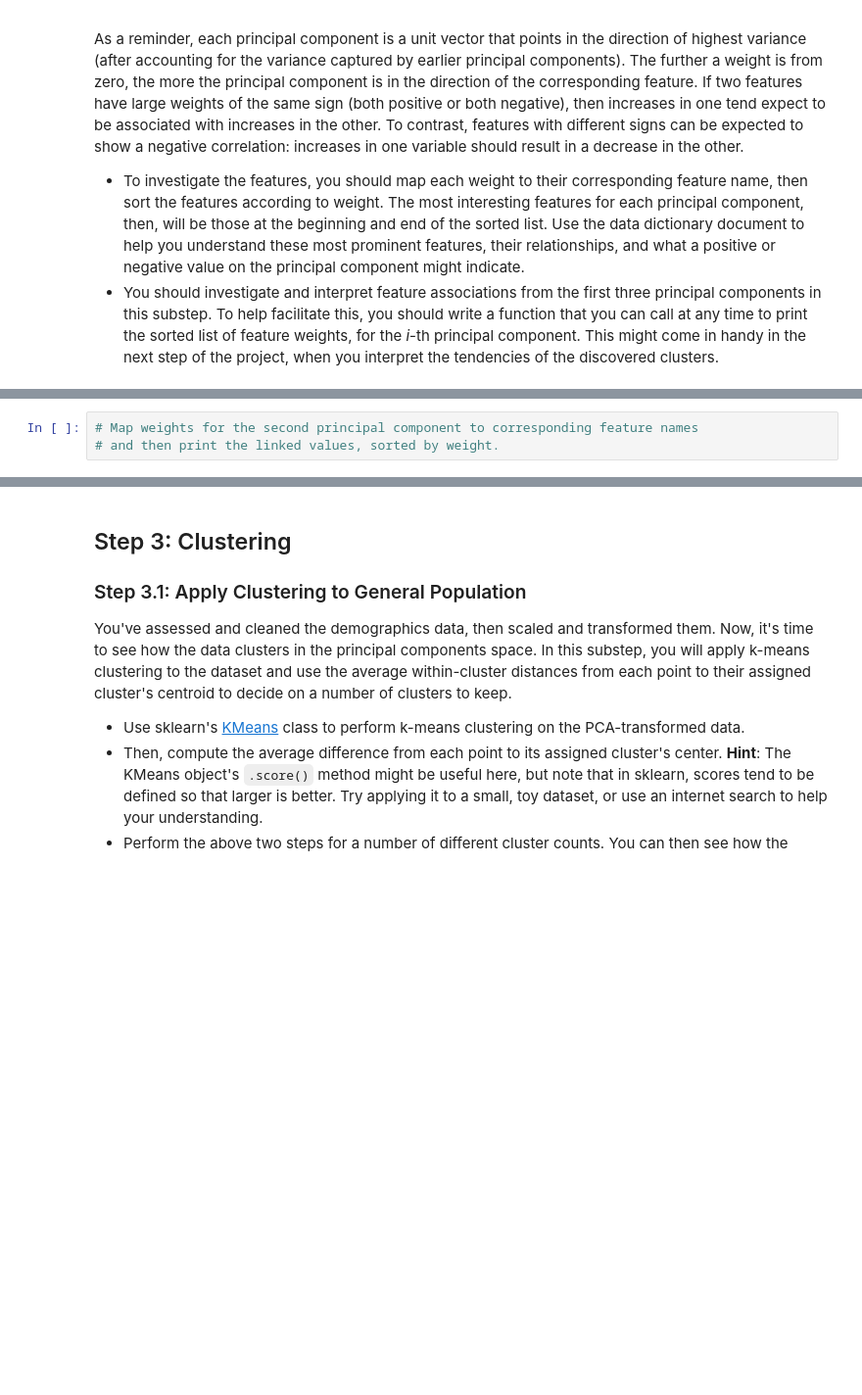
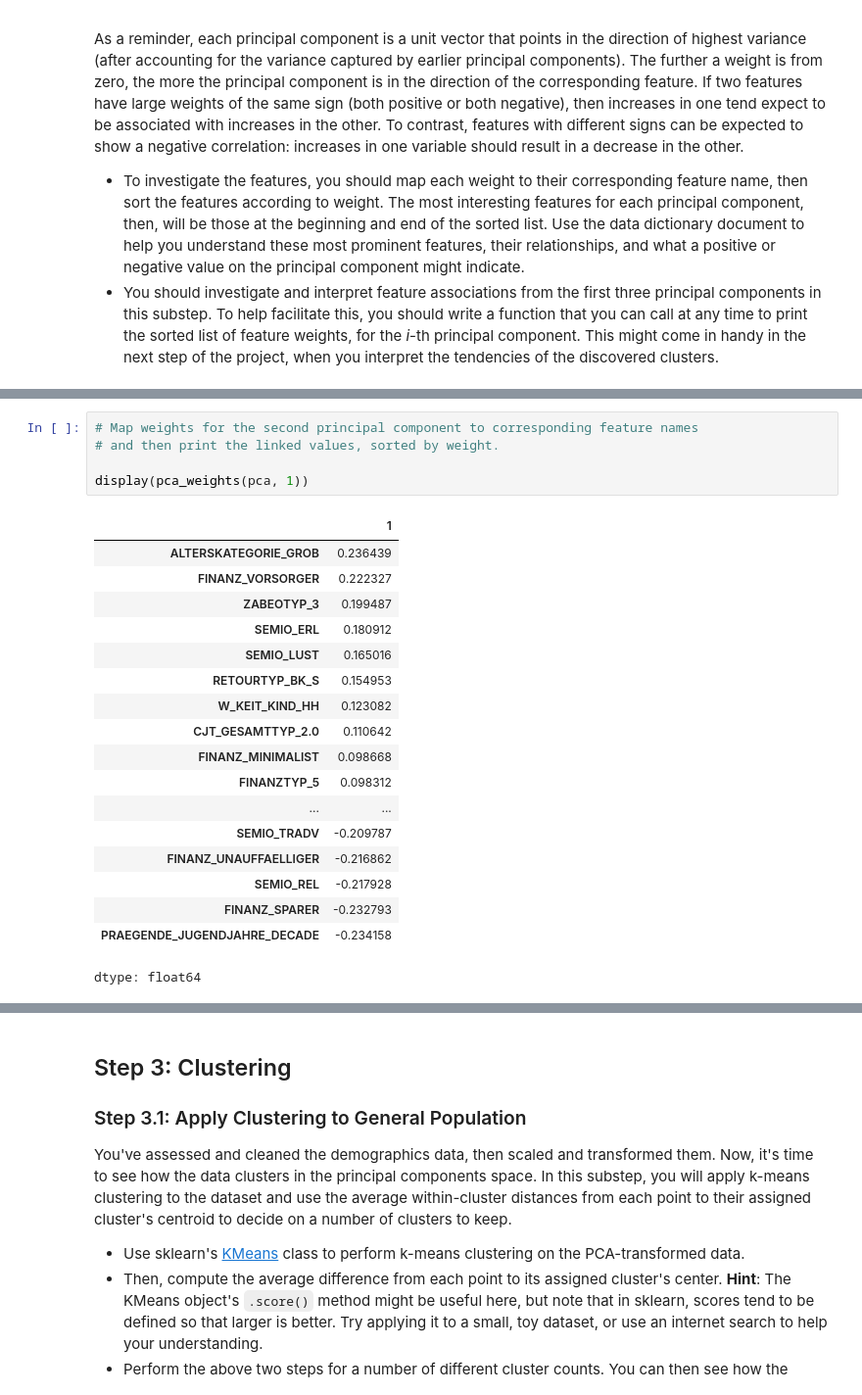
Before and after one commit to AlaaAbdelrahim5/Identify_Customer_Segments, a Jupyter notebook: Identify_Customer_Segments.ipynb, the cells around one changed output, grey strips where cells are left out. Shown at 98% size. Cells and saved outputs as stored; diff of their text form; blank space fills up the shorter version.

```diff
--- a/Identify_Customer_Segments.ipynb
+++ b/Identify_Customer_Segments.ipynb
@@ -599,6 +652,27 @@ As a reminder, each principal component is a unit vector that points in the dire
 # %%
 # Map weights for the second principal component to corresponding feature names
 # and then print the linked values, sorted by weight.
+
+display(pca_weights(pca, 1))
+# %% [output]
+|  | 1 |
+| ALTERSKATEGORIE_GROB | 0.236439 |
+| FINANZ_VORSORGER | 0.222327 |
+| ZABEOTYP_3 | 0.199487 |
+| SEMIO_ERL | 0.180912 |
+| SEMIO_LUST | 0.165016 |
+| RETOURTYP_BK_S | 0.154953 |
+| W_KEIT_KIND_HH | 0.123082 |
+| CJT_GESAMTTYP_2.0 | 0.110642 |
+| FINANZ_MINIMALIST | 0.098668 |
+| FINANZTYP_5 | 0.098312 |
+| ... | ... |
+| SEMIO_TRADV | -0.209787 |
+| FINANZ_UNAUFFAELLIGER | -0.216862 |
+| SEMIO_REL | -0.217928 |
+| FINANZ_SPARER | -0.232793 |
+| PRAEGENDE_JUGENDJAHRE_DECADE | -0.234158 |
+dtype: float64
 # %%
 # Map weights for the third principal component to corresponding feature names
 # and then print the linked values, sorted by weight.
```
Also changed, not shown: parts of 21 cells of this notebook.
